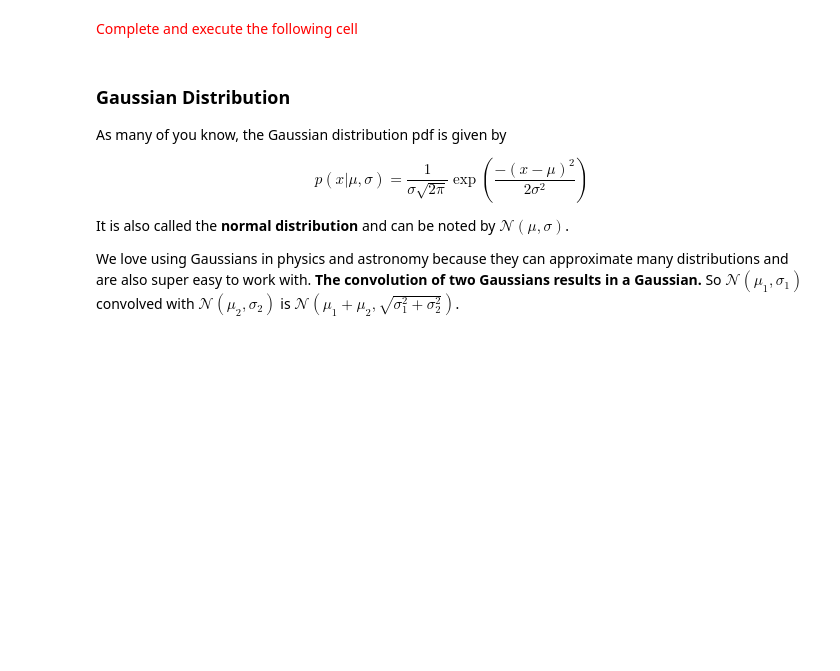
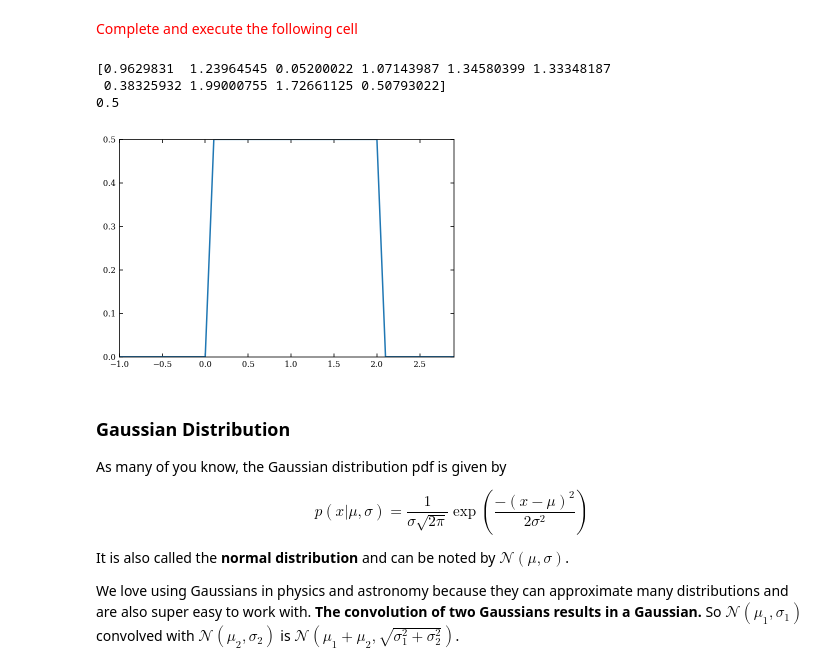
Before and after one commit to VanderbiltAstronomy/astr_8070_s22, a Jupyter notebook: coursework/student_folders/kyle_gersbach/lectures/Lecture_3_kyleGersbach.ipynb, the cells around one changed output. Saved outputs shown, nothing was run; the diff lists cells and outputs as text; code cells hidden in the pictures; blank space fills up the shorter version.

```diff
--- a/coursework/student_folders/kyle_gersbach/lectures/Lecture_3_kyleGersbach.ipynb
+++ b/coursework/student_folders/kyle_gersbach/lectures/Lecture_3_kyleGersbach.ipynb
@@ -310,14 +318,23 @@ Create a uniform distribution with parameters `loc=0`,  `scale=2`, and `N=10`.
 # %% [markdown]
 <font color='red'>Complete and execute the following cell</font>
 # %%
-N = ____ # Complete
-distU = scipy.stats.uniform(____,____) # Complete
-draws = distU.rvs(____) # ten random draws
+N = 10 # Complete
+distU = scipy.stats.uniform(loc=0,scale=2) # Complete
+draws = distU.rvs(N) # ten random draws
 print(draws)
 
-p = distU.pdf(____) # pdf evaluated at x=1
+p = distU.pdf(1) # pdf evaluated at x=1
 
 print(p)
+temp = np.arange(-1,3,0.1)
+tempy = distU.pdf(temp)
+plt.plot(temp,tempy)
+plt.show()
+# %% [output]
+[0.9629831  1.23964545 0.05200022 1.07143987 1.34580399 1.33348187
+ 0.38325932 1.99000755 1.72661125 0.50793022]
+0.5
+[figure, added]
 # %% [markdown]
 ### Gaussian Distribution
 
```
Also changed, not shown: parts of 16 cells of this notebook, 1 other file.
